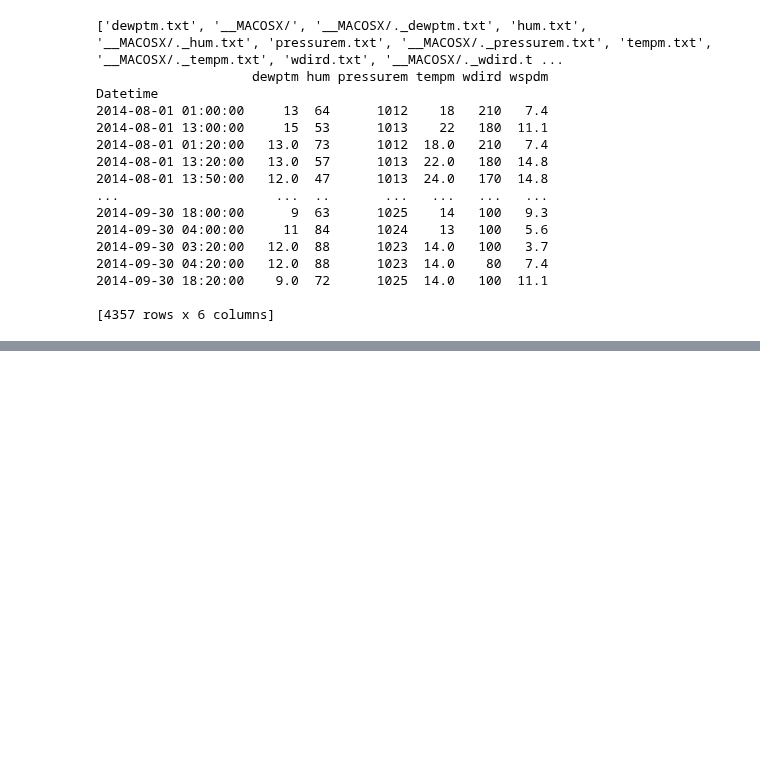
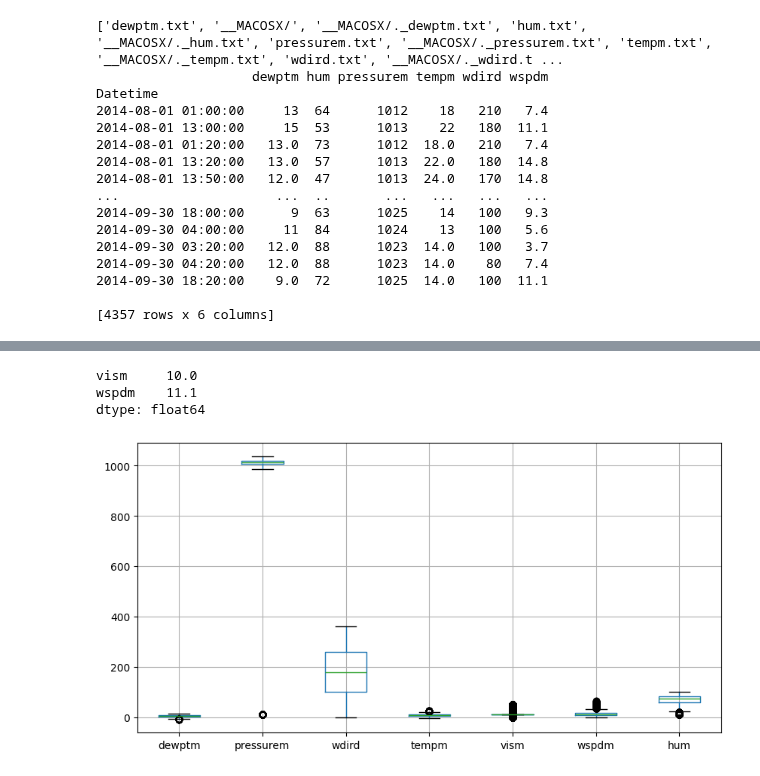
Before and after one commit to victorhg/aai-530-final-project, a Jupyter notebook: data_preprocessing/weather_prepocessing.ipynb, the cells around one changed output, grey strips where cells are left out. Saved outputs shown, nothing was run; the diff lists cells and outputs as text; code cells hidden in the pictures; blank space fills up the shorter version.

```diff
--- a/data_preprocessing/weather_prepocessing.ipynb
+++ b/data_preprocessing/weather_prepocessing.ipynb
@@ -137 +172,17 @@ Datetime
+# %%
+# Removing vism and wspdm Outliers
+cols = ['vism', 'wspdm']
+median_values = concat_df[cols].median()
+print(median_values)
+bad_reading = -9990
+concat_df.loc[concat_df['vism'] < -9990] = median_values['vism']
+concat_df.loc[concat_df['wspdm'] < -9990] = median_values['wspdm']
+
+concat_df.boxplot(column=numeric_cols, figsize=(10,5))
+plt.show()
+# %% [output]
+vism     10.0
+wspdm    11.1
+dtype: float64
+[figure, added]
 # %%
```
Also changed, not shown: parts of 4 cells of this notebook, 1 other file.
